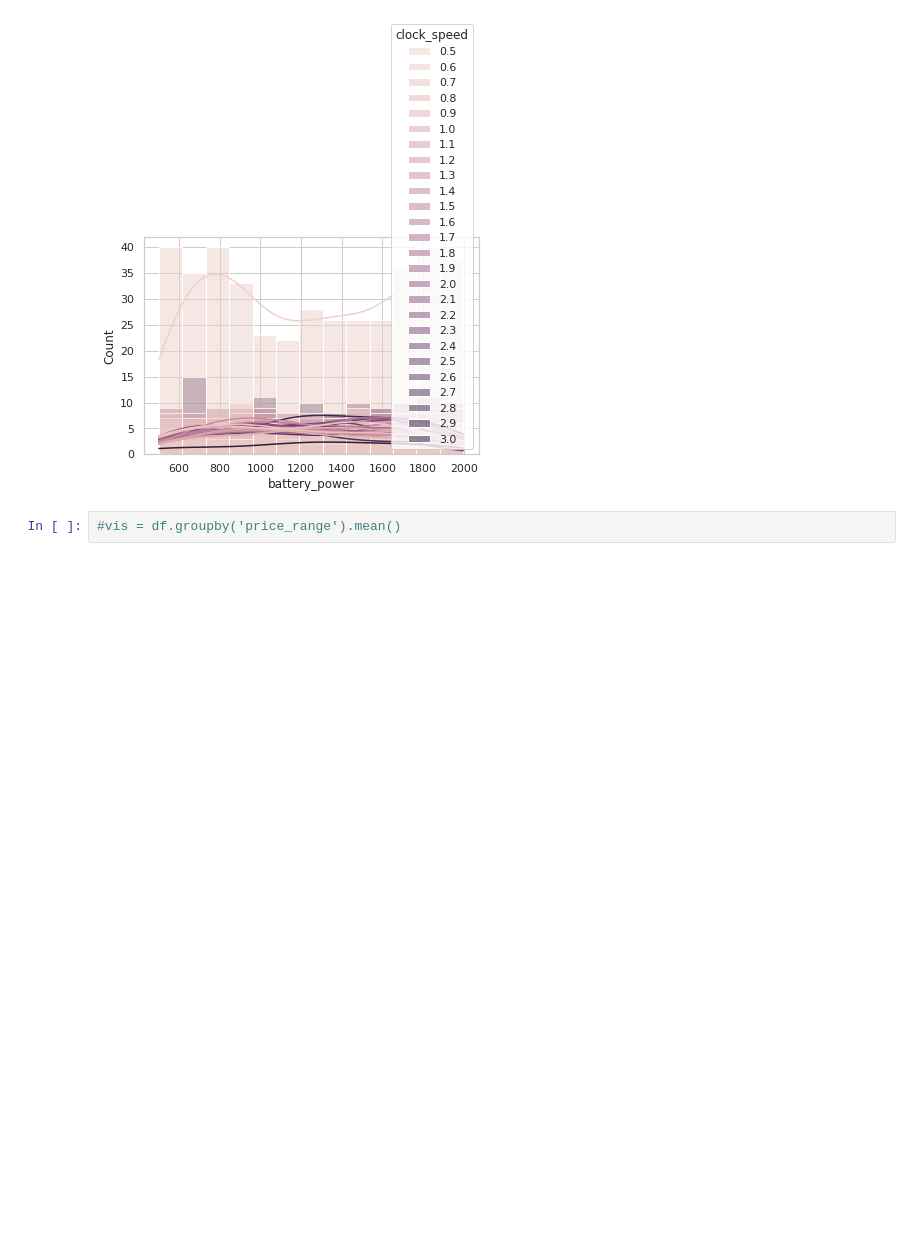
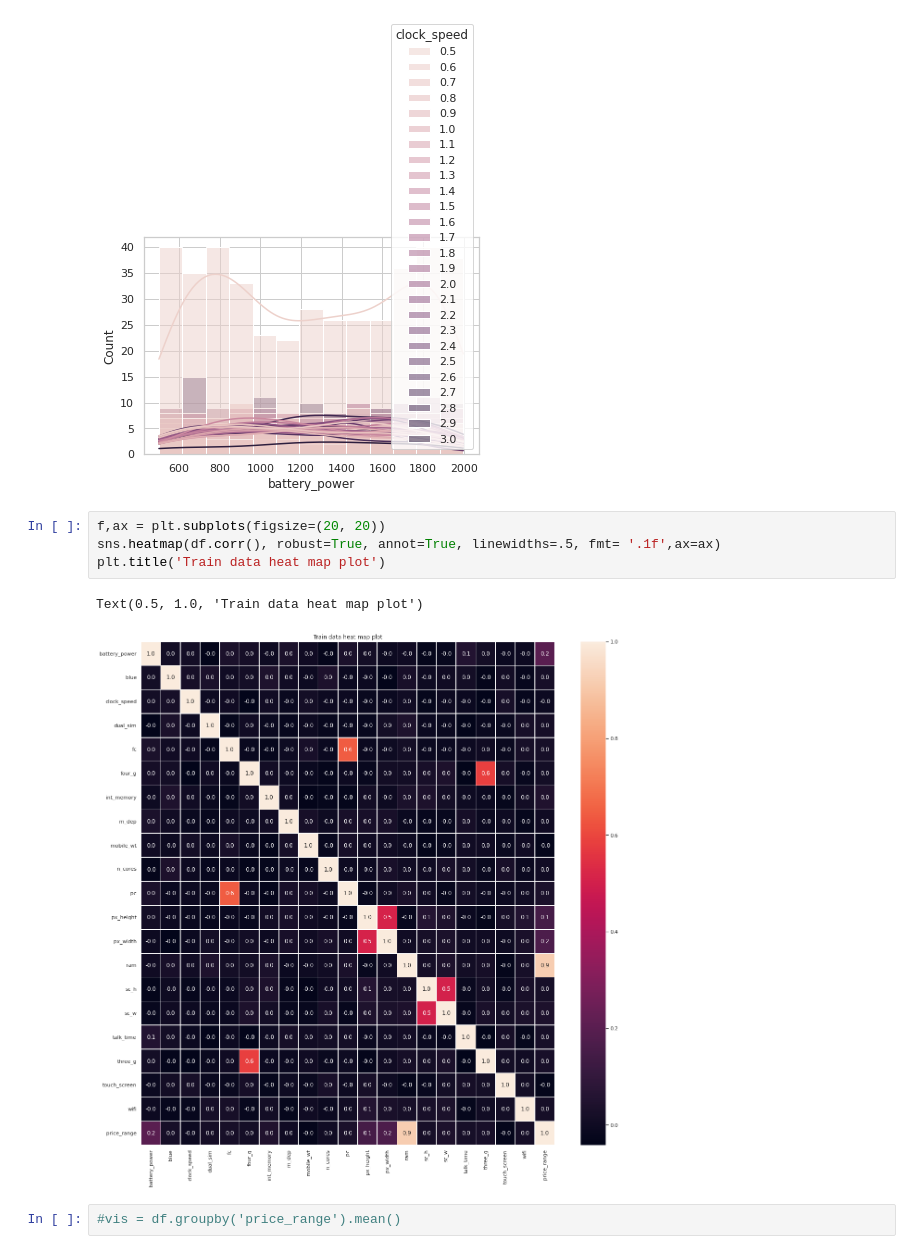
Before and after one commit to riffarhan/Mobile-Price-Classification-using-Support-Vector-Machine-Polynomial-Kernel-, a Jupyter notebook: Mobile_Price_Classification_01_Diajeng_Ciptaning_Ayu.ipynb, the cells around one changed output. Drawn from its saved outputs; the diff is of its cells as text; blank space fills up the shorter version.

```diff
--- a/Mobile_Price_Classification_01_Diajeng_Ciptaning_Ayu.ipynb
+++ b/Mobile_Price_Classification_01_Diajeng_Ciptaning_Ayu.ipynb
@@ -167,5 +179,12 @@ ax = sns.histplot(data = df,
 plt.show()
 # %% [output]
 [figure]
+# %%
+f,ax = plt.subplots(figsize=(20, 20))
+sns.heatmap(df.corr(), robust=True, annot=True, linewidths=.5, fmt= '.1f',ax=ax)
+plt.title('Train data heat map plot')
+# %% [output]
+Text(0.5, 1.0, 'Train data heat map plot')
+[figure, added]
 # %%
 #vis = df.groupby('price_range').mean()
```
Also changed, not shown: parts of 9 cells of this notebook.
